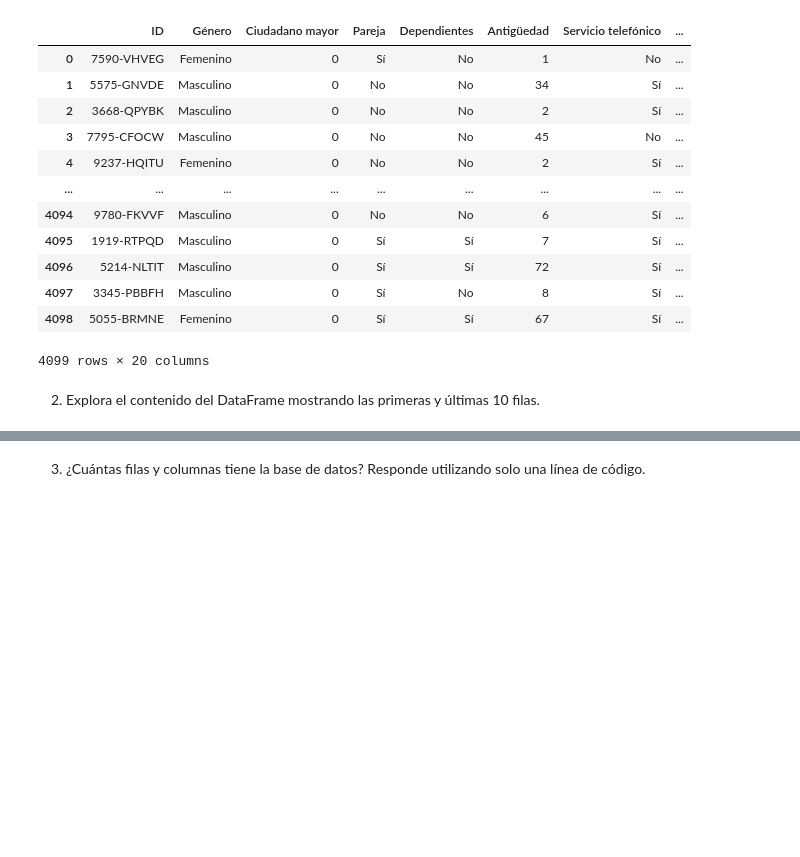
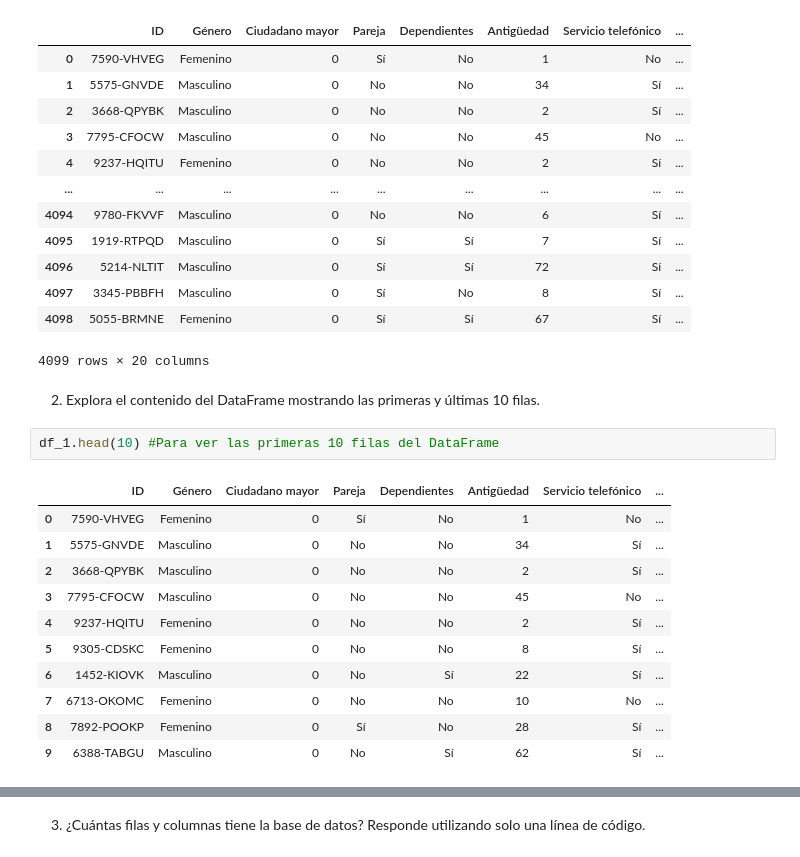
Before and after one commit to oscar-abud/Aprendiendo-Pandas-Python, a Jupyter notebook: Laboratorio 0_Introducción a Pandas.ipynb, the cells around one changed output, grey strips where cells are left out. Saved outputs shown, nothing was run; the diff lists cells and outputs as text; blank space fills up the shorter version.

```diff
--- a/Laboratorio 0_Introducción a Pandas.ipynb
+++ b/Laboratorio 0_Introducción a Pandas.ipynb
@@ -140,3 +140,17 @@ df_1
 4099 rows × 20 columns
 # %% [markdown]
 2. Explora el contenido del DataFrame mostrando las primeras y últimas 10 filas.
+# %%
+df_1.head(10) #Para ver las primeras 10 filas del DataFrame
+# %% [output]
+|  | ID | Género | Ciudadano mayor | Pareja | Dependientes | Antigüedad | Servicio telefónico | ... |
+| 0 | 7590-VHVEG | Femenino | 0 | Sí | No | 1 | No | ... |
+| 1 | 5575-GNVDE | Masculino | 0 | No | No | 34 | Sí | ... |
+| 2 | 3668-QPYBK | Masculino | 0 | No | No | 2 | Sí | ... |
+| 3 | 7795-CFOCW | Masculino | 0 | No | No | 45 | No | ... |
+| 4 | 9237-HQITU | Femenino | 0 | No | No | 2 | Sí | ... |
+| 5 | 9305-CDSKC | Femenino | 0 | No | No | 8 | Sí | ... |
+| 6 | 1452-KIOVK | Masculino | 0 | No | Sí | 22 | Sí | ... |
+| 7 | 6713-OKOMC | Femenino | 0 | No | No | 10 | No | ... |
+| 8 | 7892-POOKP | Femenino | 0 | Sí | No | 28 | Sí | ... |
+| 9 | 6388-TABGU | Masculino | 0 | No | Sí | 62 | Sí | ... |
```
Also changed, not shown: parts of 2 cells of this notebook.
